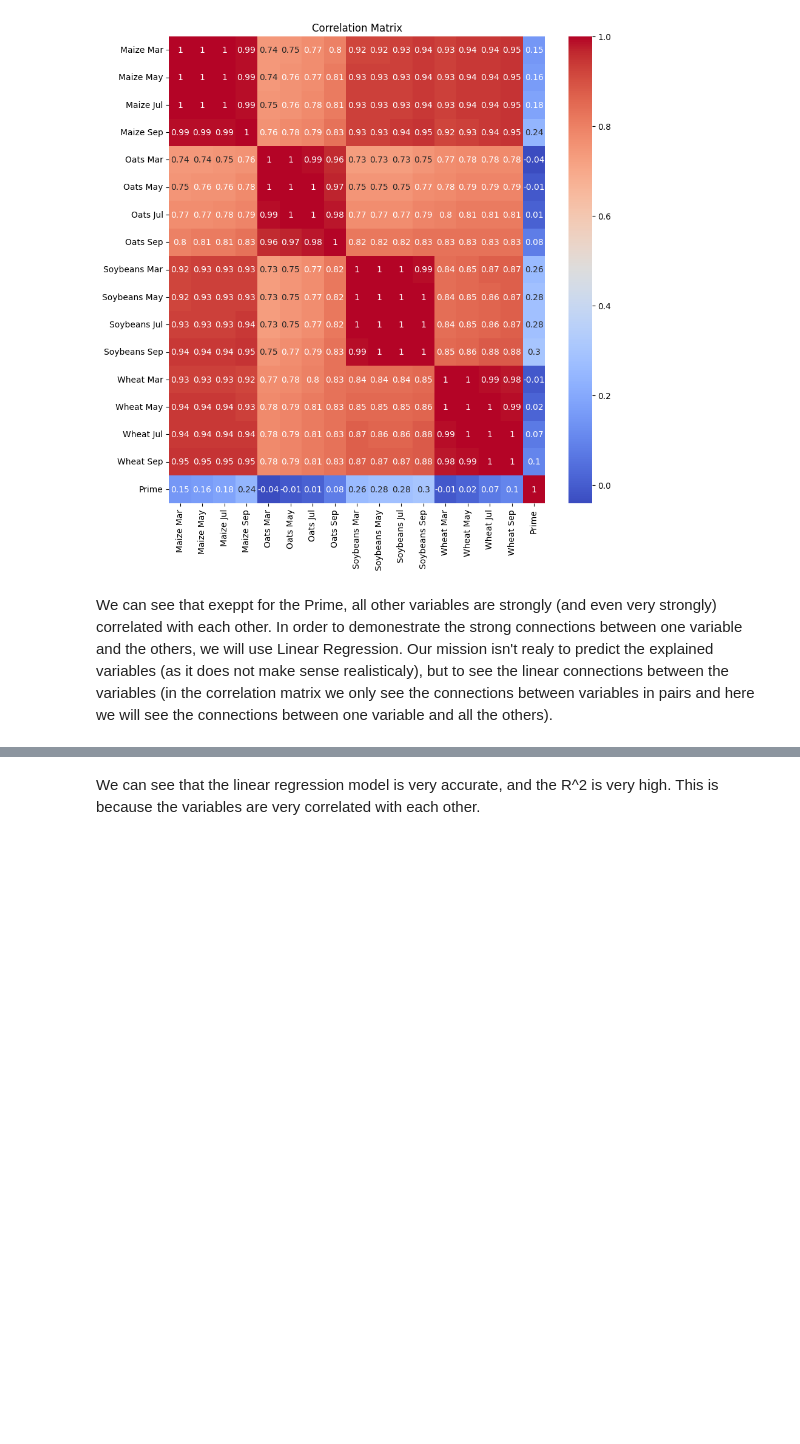
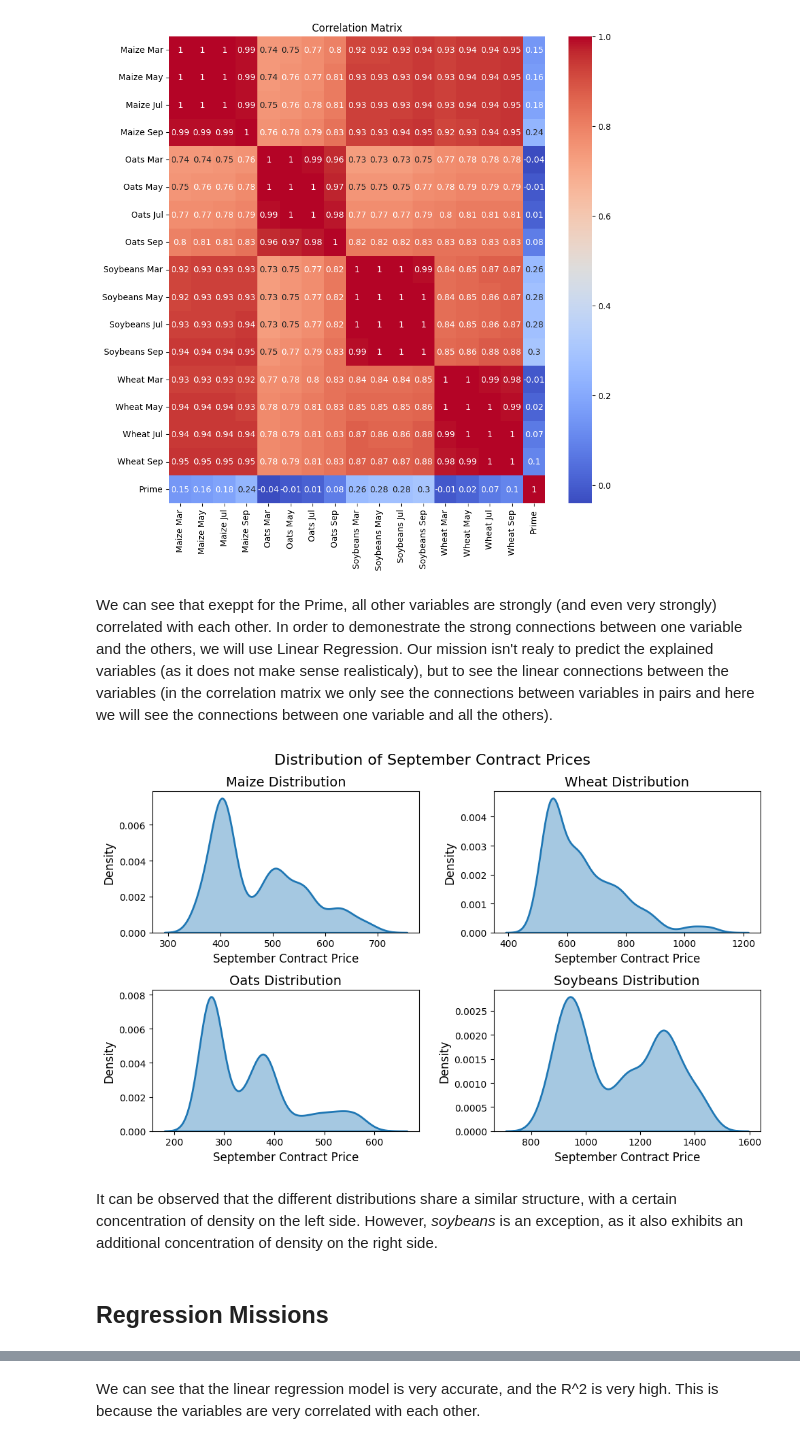
Before and after one commit to ireinman/Fintech, a Jupyter notebook: regression.ipynb, the cells around one changed output, grey strips where cells are left out. Drawn from its saved outputs; the diff is of its cells as text; code cells hidden in the pictures; blank space fills up the shorter version.

Commit message:
add dist plot for regression

```diff
--- a/regression.ipynb
+++ b/regression.ipynb
@@ -41,6 +43,29 @@ plt.show()
 [figure]
 # %% [markdown]
 We can see that exeppt for the Prime, all other variables are strongly (and even very strongly) correlated with each other. In order to demonestrate the strong connections between one variable and the others, we will use Linear Regression. Our mission isn't realy to predict the explained variables (as it does not make sense realisticaly), but to see the linear connections between the variables (in the correlation matrix we only see the connections between variables in pairs and here we will see the connections between one variable and all the others).
+# %%
+fig, axes = plt.subplots(2, 2, figsize=(10, 6))  # Create a 2x2 subplot layout
+axes = axes.flatten()  # Flatten to easily iterate over subplots
+
+for i, commodity in enumerate(commodities):
+    # Plot the distribution of Y_COLUMN
+    col_name = f'{commodity} {Y_COLUMN}'
+    sns.kdeplot(dataset[col_name], fill=True, alpha=0.4, linewidth=2, ax=axes[i])
+
+    axes[i].set_title(f'{commodity} Distribution', fontsize=14)
+    axes[i].set_xlabel('September Contract Price', fontsize=12)
+    axes[i].set_ylabel('Density', fontsize=12)
+
+# Adjust layout and add the overall title
+plt.tight_layout(h_pad=1.0, w_pad=2.0)
+fig.suptitle('Distribution of September Contract Prices', fontsize=16, y=1.03)
+plt.show()
+# %% [output]
+[figure, added]
+# %% [markdown]
+It can be observed that the different distributions share a similar structure, with a certain concentration of density on the left side. However, *soybeans* is an exception, as it also exhibits an additional concentration of density on the right side.
+# %% [markdown]
+## Regression Missions
 # %%
 def train_and_evaluate(dataset, y_col):
     X_cols = [col for col in dataset.columns if col not in {'Date', 'diff', y_col}]
```
Also changed, not shown: parts of 4 cells of this notebook.
